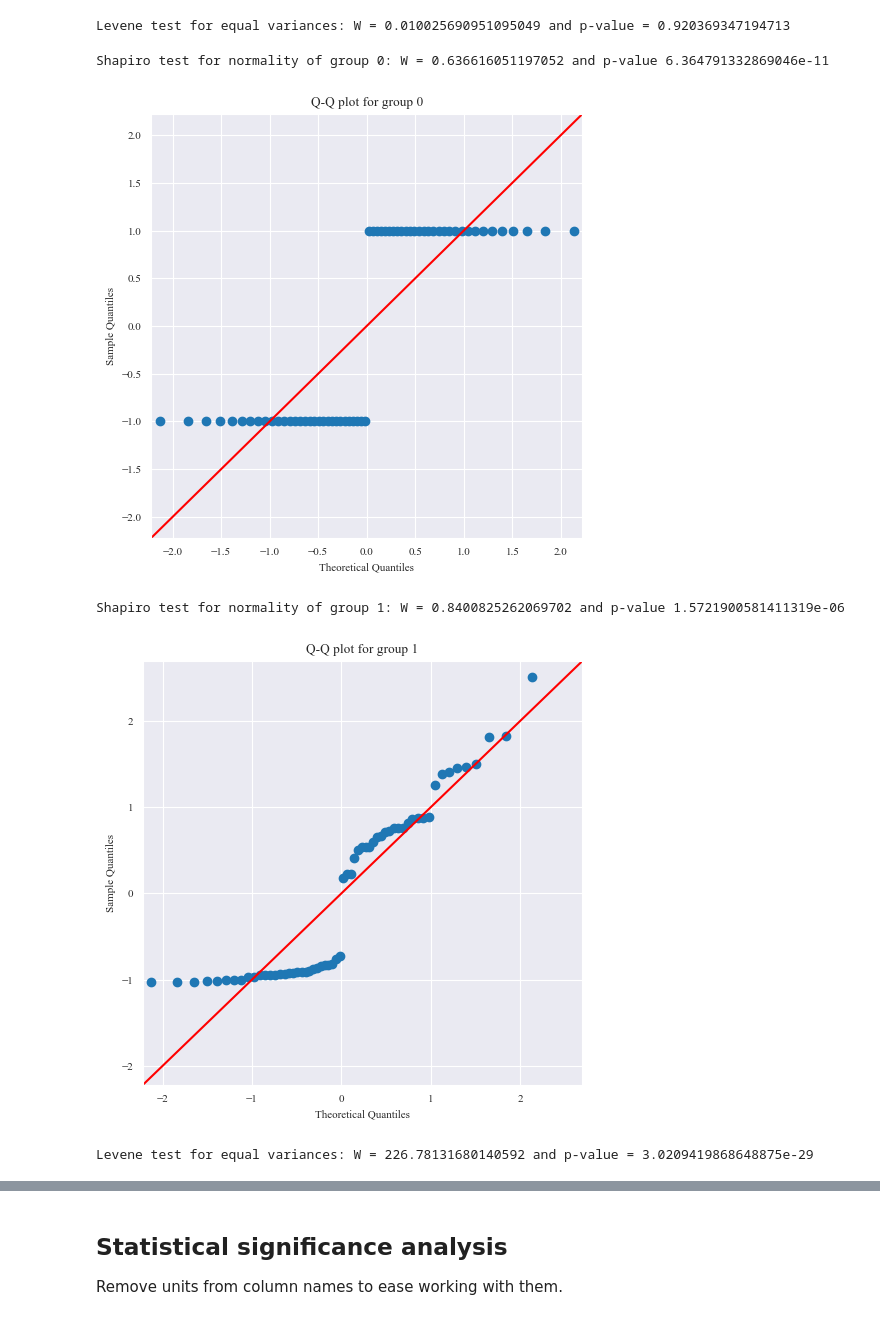
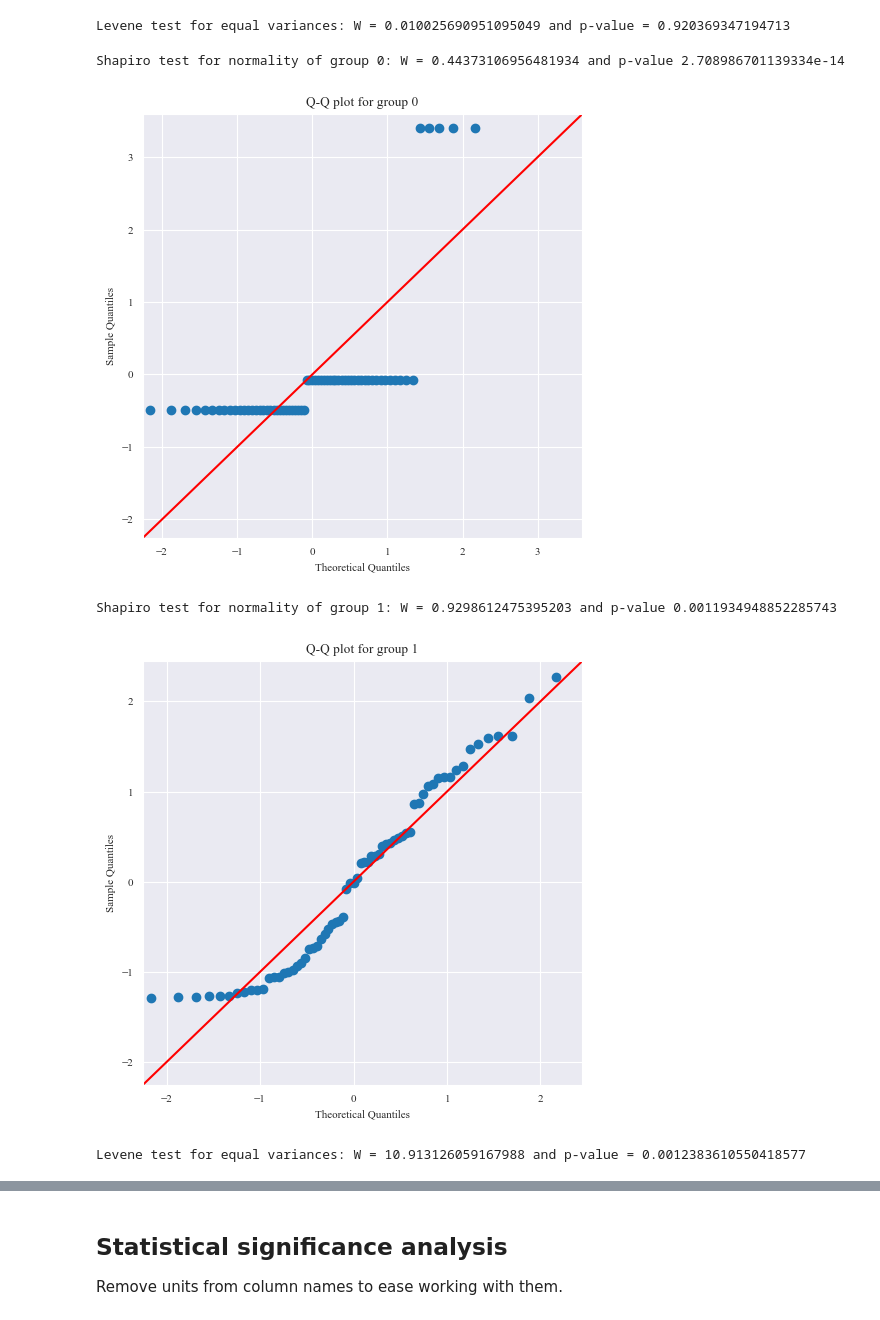
Before and after one commit to santidrj/DL-energetic-impact-analysis, a Jupyter notebook: data-analysis.ipynb, the cells around one changed output, grey strips where cells are left out. Drawn from its saved outputs; the diff is of its cells as text; code cells hidden in the pictures.

```diff
--- a/data-analysis.ipynb
+++ b/data-analysis.ipynb
@@ -105,7 +105,7 @@ analysis_df.rename(
         "energy (GJ)": "energy",
         "gpu usage": "gpu_usage",
         "average temperature (Celsius)": "temperature",
-        "greenness score": "score",
+        "emissions (tCO2e)": "emissions",
     },
     inplace=True,
 )
@@ -1089,6 +1098,9 @@ flops_vs_energy_df = pd.concat(
         cloud_xception_no_energy_outliers,
         local_mobilenet,
         local_nasnet,
+        local_v2_mobilenet_no_temp_outliers,
+        local_v2_nasnet,
+        local_v2_xception,
     ]
 )
 
@@ -1149,4 +1171,4 @@ Levene test for equal variances: W = 0.09853003022501741 and p-value = 0.7540097
 # %%
-local_df = flops_vs_energy_df.query("`training strategy` == 'local'")
-test_assumptions(local_df["GFLOPs"], local_df["energy"])
+local_df = flops_vs_energy_df.query("`training strategy` == 'local-v2'")
+test_assumptions(local_df["GFLOPS"], local_df["energy"])
 # %% [output]
@@ -1200,14 +1222,14 @@ Shapiro test for normality of group 1: W = 0.9612792134284973 and p-value 0.0161
 [figure]
 Levene test for equal variances: W = 0.010025690951095049 and p-value = 0.920369347194713
 # %%
-local_df = no_outliers_df.query("`training strategy` == 'local'")
-test_assumptions(local_df["GFLOPs"], local_df["energy"])
+local_df = no_outliers_df.query("`training strategy` == 'local-v2'")
+test_assumptions(local_df["GFLOPS"], local_df["energy"])
 # %% [output]
-Shapiro test for normality of group 0: W = 0.636616051197052 and p-value 6.364791332869046e-11
+Shapiro test for normality of group 0: W = 0.44373106956481934 and p-value 2.708986701139334e-14
-[figure, old version]
+[figure, new version]
-Shapiro test for normality of group 1: W = 0.8400825262069702 and p-value 1.5721900581411319e-06
+Shapiro test for normality of group 1: W = 0.9298612475395203 and p-value 0.0011934948852285743
-[figure, old version]
+[figure, new version]
-Levene test for equal variances: W = 226.78131680140592 and p-value = 3.0209419868648875e-29
+Levene test for equal variances: W = 10.913126059167988 and p-value = 0.0012383610550418577
 # %%
 fig, axes = plt.subplots(1, 2, figsize=(10, 5))
 
```
Also changed, not shown: parts of 56 cells of this notebook, 3 other files.
